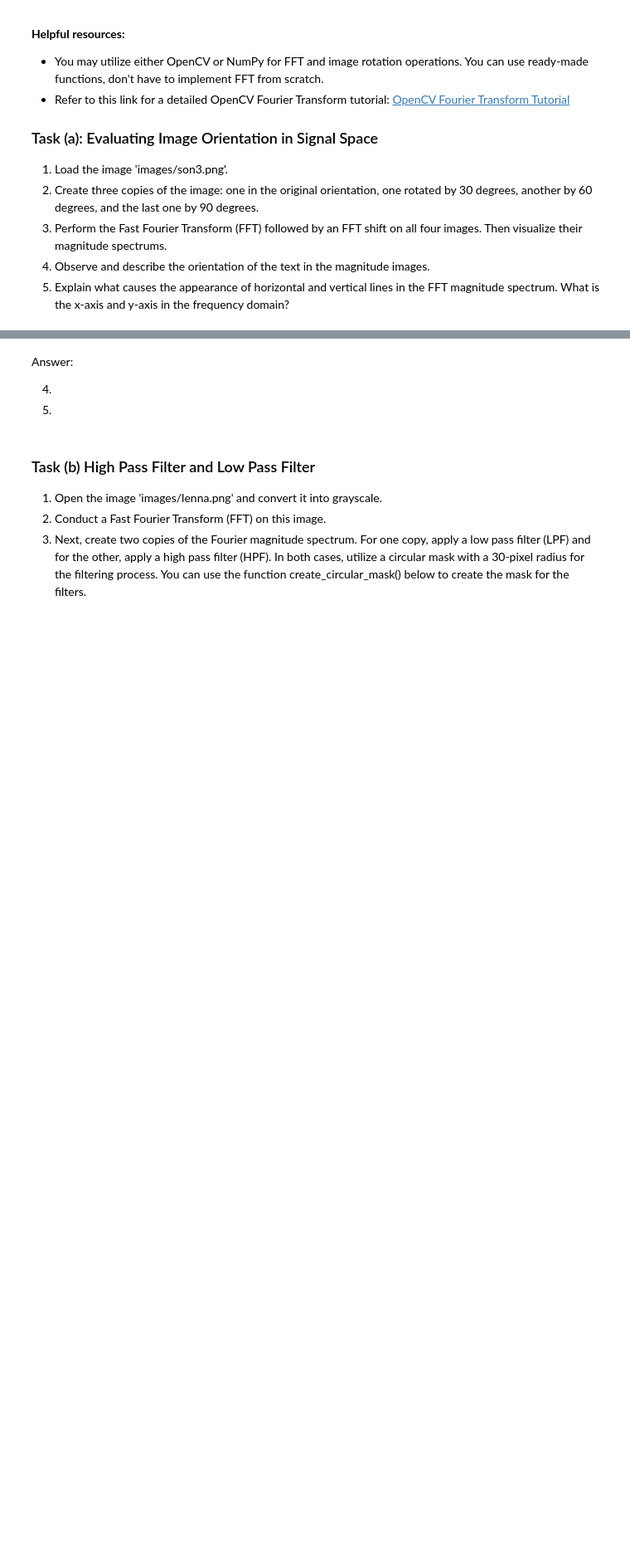
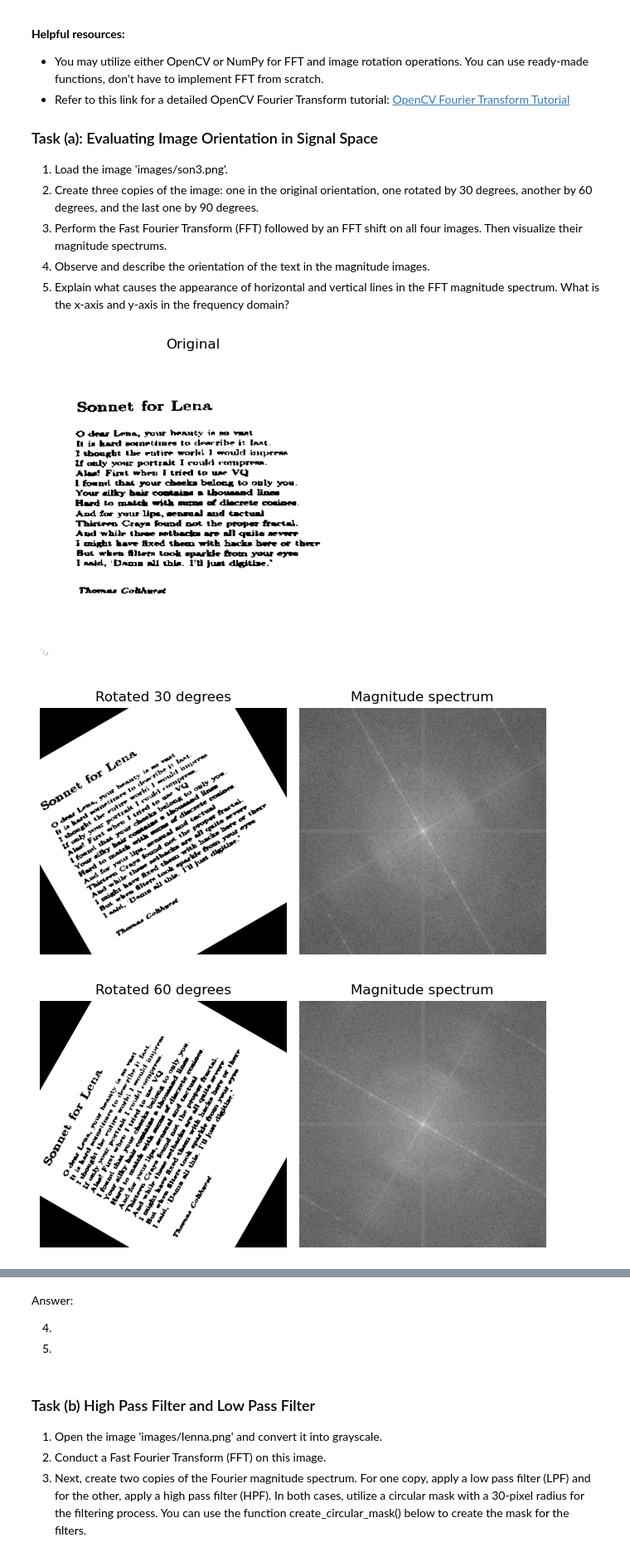
Before and after one commit to macpalor/computer-vision, a Jupyter notebook: ex2/CV-2025-exercises-02.ipynb, the cells around one changed output, grey strips where cells are left out. Shown at 83% size. Cells and saved outputs as stored; diff of their text form; code cells hidden in the pictures; blank space fills up the shorter version.

```diff
--- a/ex2/CV-2025-exercises-02.ipynb
+++ b/ex2/CV-2025-exercises-02.ipynb
@@ -326,4 +337,38 @@ NameError: name 'img01' is not defined
 4. Observe and describe the orientation of the text in the magnitude images.
 5. Explain what causes the appearance of horizontal and vertical lines in the FFT magnitude spectrum. What is the x-axis and y-axis in the frequency domain?
 # %%
-# Answer here
+img = cv2.imread("images/son3.png", cv2.IMREAD_GRAYSCALE)
+show_image(img, title="Original")
+
+def rotate_image(img, angle):
+    h, w = img.shape
+    center = (w // 2, h // 2)
+    rotation_matrix = cv2.getRotationMatrix2D(center, angle, scale=1.0)
+    rotated_image = cv2.warpAffine(img, rotation_matrix, (w, h))
+    return rotated_image
+
+def visualize_magnitude_spectrum(img, title):
+    f = np.fft.fft2(img)
+    fshift = np.fft.fftshift(f)
+    magnitude_spectrum = 20*np.log(np.abs(fshift))
+
+    fig, ax = plt.subplots(1, 2)
+    for i, title, im in zip(range(2), [title, "Magnitude spectrum"], [img, magnitude_spectrum]):
+        ax[i].imshow(im, cmap="gray")
+        ax[i].set_title(title)
+        ax[i].axis("off")
+    plt.tight_layout()
+    plt.show()
+
+rot30 = rotate_image(img, 30)
+visualize_magnitude_spectrum(rot30, title="Rotated 30 degrees")
+
+rot60 = rotate_image(img, 60)
+visualize_magnitude_spectrum(rot60, title="Rotated 60 degrees")
+
+rot90 = rotate_image(img, 90)
+visualize_magnitude_spectrum(rot90, title="Rotated 90 degrees")
+# %% [output]
+[figure, added]
+[figure, added]
+[figure, added]
```
Also changed, not shown: parts of 4 cells of this notebook.
